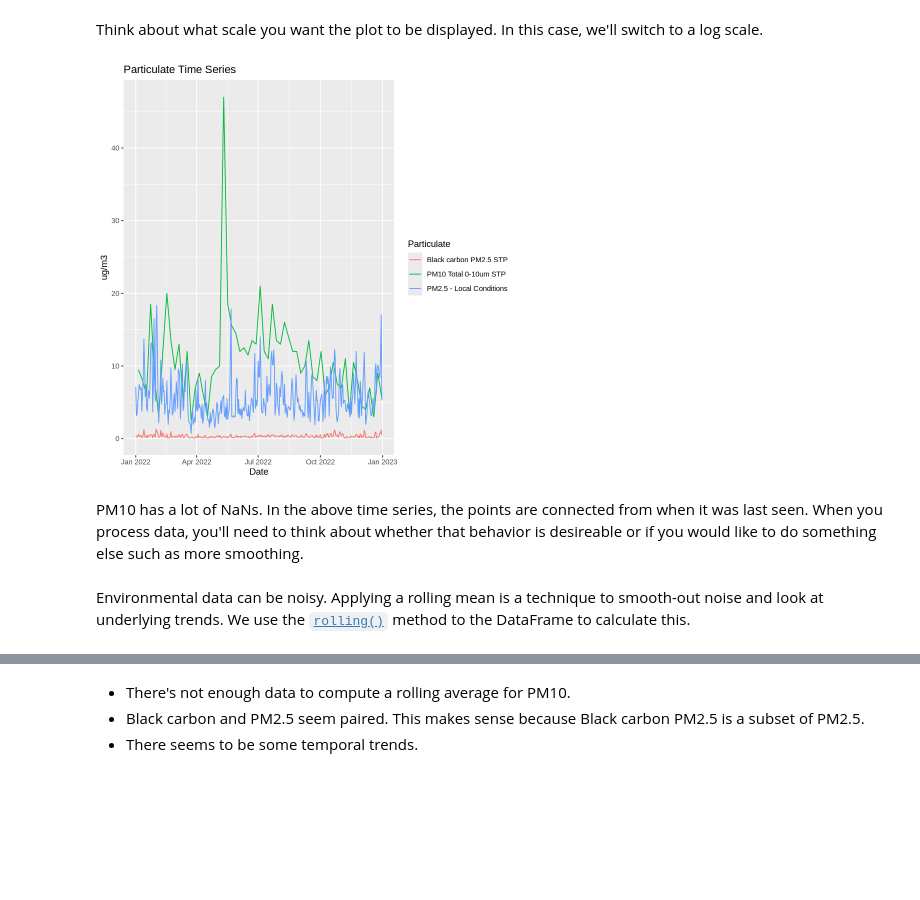
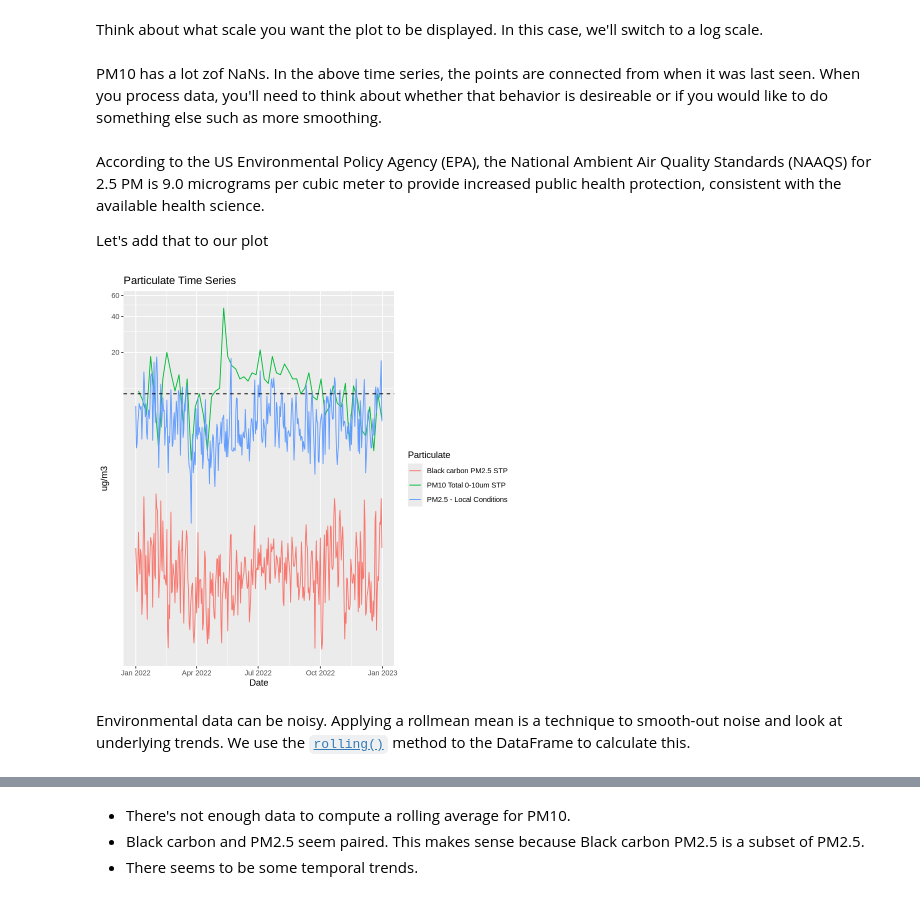
Before and after one commit to MPA-2065-FA24/mpa2065-fall2024, a Jupyter notebook: exploratory_data_analysis/notebooks/1.0-gtd-eda-walkthrough.ipynb, the cells around one changed output, grey strips where cells are left out. Saved outputs shown, nothing was run; the diff lists cells and outputs as text; code cells hidden in the pictures; blank space fills up the shorter version.

Commit message:
feat: scatter

```diff
--- a/exploratory_data_analysis/notebooks/1.0-gtd-eda-walkthrough.ipynb
+++ b/exploratory_data_analysis/notebooks/1.0-gtd-eda-walkthrough.ipynb
@@ -1570,16 +1569,15 @@ labs(title = "Particulate Time Series",
 Think about what scale you want the plot to be displayed.
 In this case, we'll switch to a log scale.
 # %%
-ggplot(
+time_series <- ggplot(
     df_pm %>% filter(parameter_name != "Particle Number, Total Count"),
     aes(x = date, y = mean_arithmetic_mean)
 ) +
+coord_trans(y = "log10") +
 geom_path(aes(colour = parameter_name)) +
 labs(title = "Particulate Time Series",
     x = "Date",
     y = "ug/m3",
     color = "Particulate")
-# %% [output]
-[figure, removed]
 # %% [markdown]
-PM10 has a lot of NaNs. In the above time series, the points are connected from when it was last seen. When you process data, you'll need to think about whether that behavior is desireable or if you would like to do something else such as more smoothing.
+PM10 has a lot zof NaNs. In the above time series, the points are connected from when it was last seen. When you process data, you'll need to think about whether that behavior is desireable or if you would like to do something else such as more smoothing.
@@ -1595,3 +1584,14 @@ ax.axhline(9, linestyle='--', color='gray');
+# %% [markdown]
+According to the US Environmental Policy Agency (EPA), the National Ambient Air Quality Standards (NAAQS) for 2.5 PM is 9.0 micrograms per cubic meter to provide increased public health protection, consistent with the available health science.
+
+Let's add that to our plot
+# %%
+time_series <- time_series +
+    geom_hline(yintercept=9, linetype="dashed", color = "black")
+
+time_series
+# %% [output]
+[figure, added]
 # %% [markdown]
-Environmental data can be noisy. Applying a rolling mean is a technique to smooth-out noise and look at underlying trends.
+Environmental data can be noisy. Applying a rollmean mean is a technique to smooth-out noise and look at underlying trends.
 We use the [`rolling()`](https://pandas.pydata.org/docs/reference/api/pandas.DataFrame.rolling.html) method to the DataFrame to calculate this.
```
Also changed, not shown: parts of 16 cells of this notebook.
